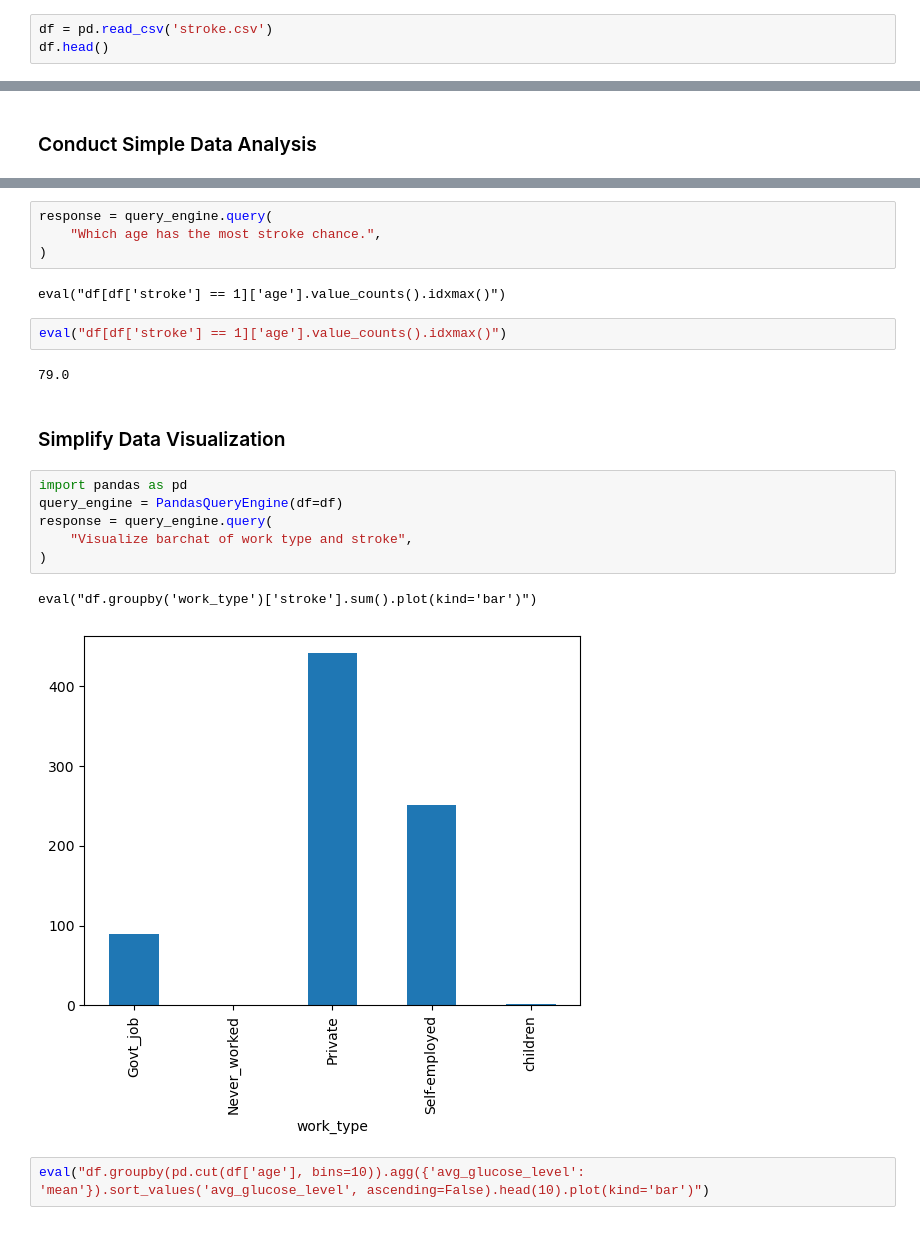
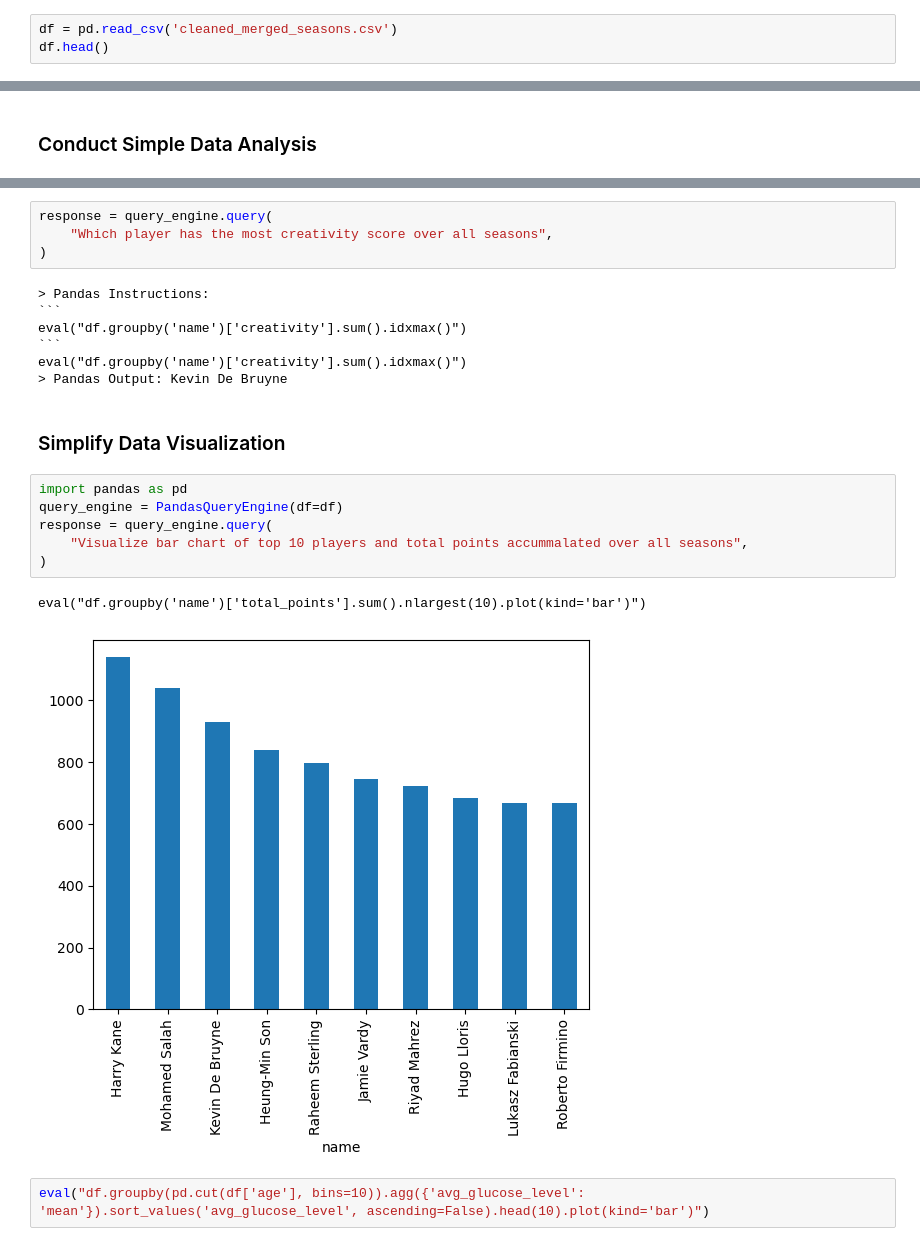
Before and after one commit to jaydeepkarale/100DaysOfMachineLearning, a Jupyter notebook: llama_index_pandas.ipynb, the cells around one changed output, grey strips where cells are left out. Saved outputs shown, nothing was run; the diff lists cells and outputs as text.

````diff
--- a/llama_index_pandas.ipynb
+++ b/llama_index_pandas.ipynb
@@ -8,6 +8,6 @@ load_dotenv()
 api_key = os.getenv('OPENAI_API_KEY')
 openai.api_key = api_key
 # %%
-df = pd.read_csv('stroke.csv')
+df = pd.read_csv('cleaned_merged_seasons.csv')
 df.head()
 # %% [output]
@@ -35,25 +35,26 @@ smoking_status    13292
 dtype: int64
 # %%
 response = query_engine.query(
-    "Which age has the most stroke chance.",
+    "Which player has the most creativity score over all seasons",
 )
 # %% [output]
-eval("df[df['stroke'] == 1]['age'].value_counts().idxmax()")
+> Pandas Instructions:
+```
+eval("df.groupby('name')['creativity'].sum().idxmax()")
+```
+eval("df.groupby('name')['creativity'].sum().idxmax()")
+> Pandas Output: Kevin De Bruyne
-# %%
-eval("df[df['stroke'] == 1]['age'].value_counts().idxmax()")
-# %% [output]
-79.0
 # %% [markdown]
 ### Simplify Data Visualization
 # %%
 import pandas as pd
 query_engine = PandasQueryEngine(df=df)
 response = query_engine.query(
-    "Visualize barchat of work type and stroke",
+    "Visualize bar chart of top 10 players and total points accummalated over all seasons",
 )
 # %% [output]
-eval("df.groupby('work_type')['stroke'].sum().plot(kind='bar')")
+eval("df.groupby('name')['total_points'].sum().nlargest(10).plot(kind='bar')")
-[figure, old version]
+[figure, new version]
 # %%
 eval("df.groupby(pd.cut(df['age'], bins=10)).agg({'avg_glucose_level': 'mean'}).sort_values('avg_glucose_level', ascending=False).head(10).plot(kind='bar')")
 # %% [output]
````
Also changed, not shown: parts of 2 cells of this notebook.
